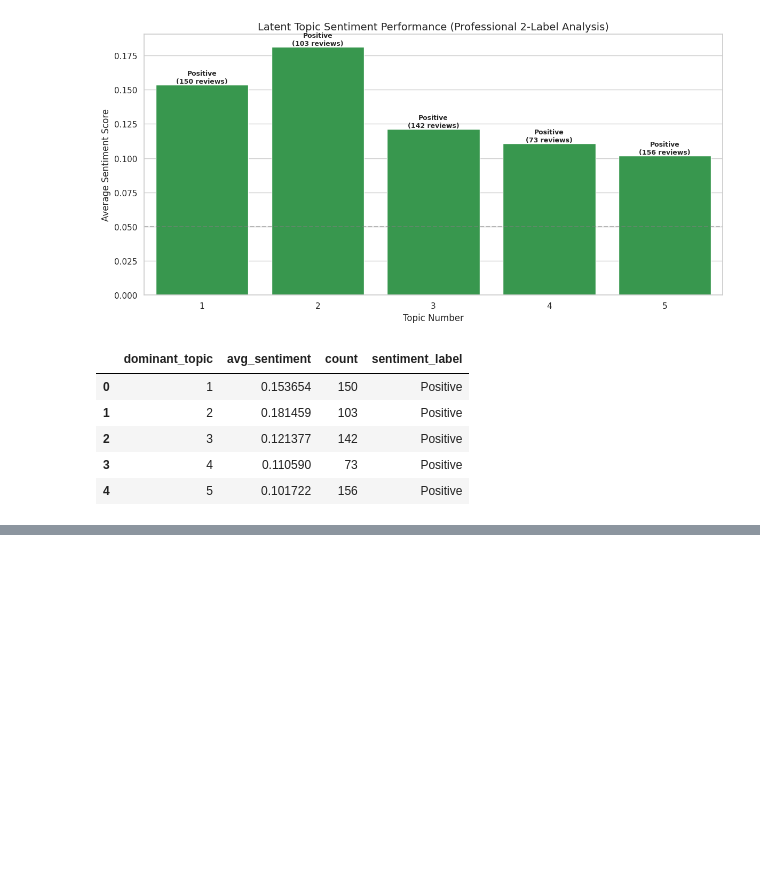
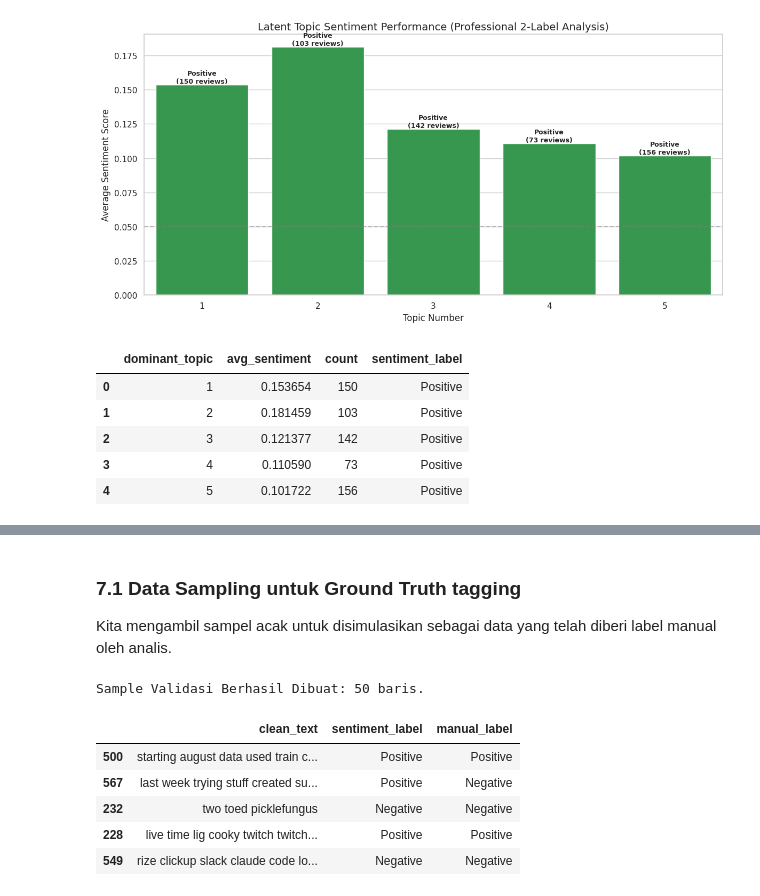
Before and after one commit to LatiefDataVisionary/pm-tools-absa-analysis, a Jupyter notebook: notebook/absa_x.ipynb, the cells around one changed output, grey strips where cells are left out. Saved outputs shown, nothing was run; the diff lists cells and outputs as text; code cells hidden in the pictures; blank space fills up the shorter version.

```diff
--- a/notebook/absa_x.ipynb
+++ b/notebook/absa_x.ipynb
@@ -1336,0 +1341,29 @@ Passing `palette` without assigning `hue` is deprecated and will be removed in v
+# %% [markdown]
+### **7.1 Data Sampling untuk Ground Truth tagging**
+Kita mengambil sampel acak untuk disimulasikan sebagai data yang telah diberi label manual oleh analis.
+# %%
+# 1. Pastikan kolom sentiment_score dan sentiment_label ada di combined_df
+combined_df['sentiment_score'] = combined_df['clean_text'].apply(lambda x: TextBlob(x).sentiment.polarity)
+combined_df['sentiment_label'] = combined_df['sentiment_score'].apply(lambda x: 'Positive' if x >= 0.05 else 'Negative')
+
+# 2. Mengambil 50 sampel acak untuk simulasi ground truth
+validation_sample = combined_df.sample(n=min(50, len(combined_df)), random_state=42).copy()
+
+# 3. Simulasi 'Human Error Correction' (Ground Truth)
+# Mengasumsikan label manual sama dengan AI, tapi ada koreksi pada 15% data
+validation_sample['manual_label'] = validation_sample['sentiment_label'].copy()
+flip_indices = validation_sample.sample(frac=0.15, random_state=7).index
+validation_sample.loc[flip_indices, 'manual_label'] = validation_sample.loc[flip_indices, 'manual_label'].apply(
+    lambda x: 'Negative' if x == 'Positive' else 'Positive'
+)
+
+print(f"Sample Validasi Berhasil Dibuat: {len(validation_sample)} baris.")
+display(validation_sample[['clean_text', 'sentiment_label', 'manual_label']].head())
+# %% [output]
+Sample Validasi Berhasil Dibuat: 50 baris.
+|  | clean_text | sentiment_label | manual_label |
+| 500 | starting august data used train c... | Positive | Positive |
+| 567 | last week trying stuff created su... | Positive | Negative |
+| 232 | two toed picklefungus | Negative | Negative |
+| 228 | live time lig cooky twitch twitch... | Positive | Positive |
+| 549 | rize clickup slack claude code lo... | Negative | Negative |
```
Also changed, not shown: parts of 4 cells of this notebook.
